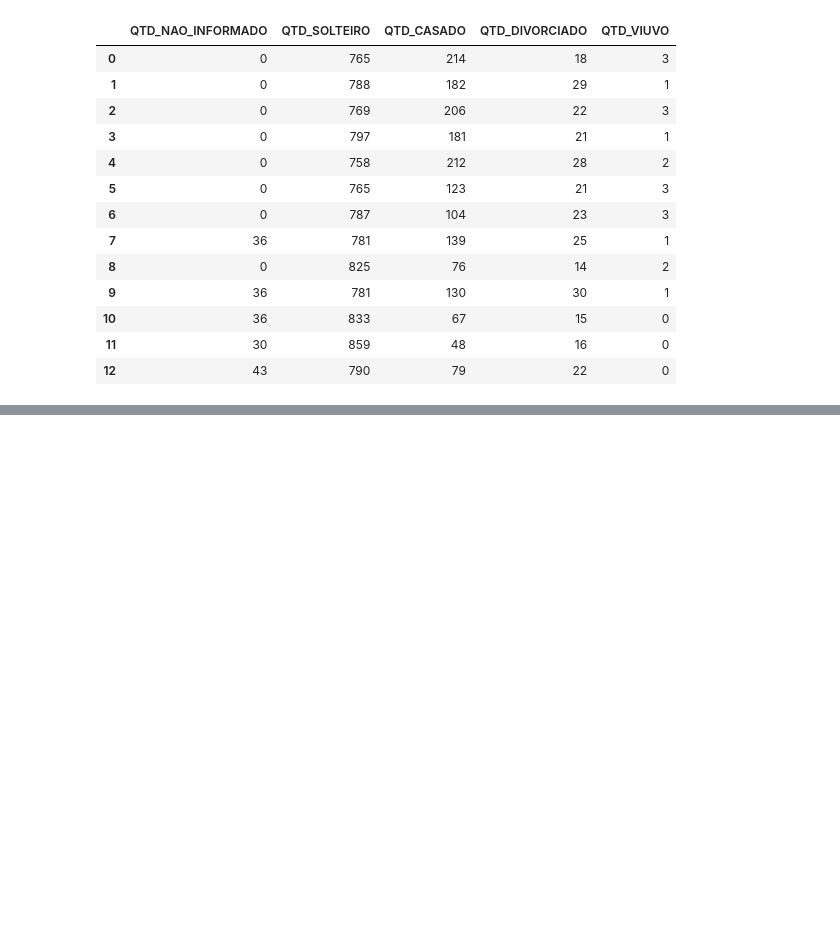
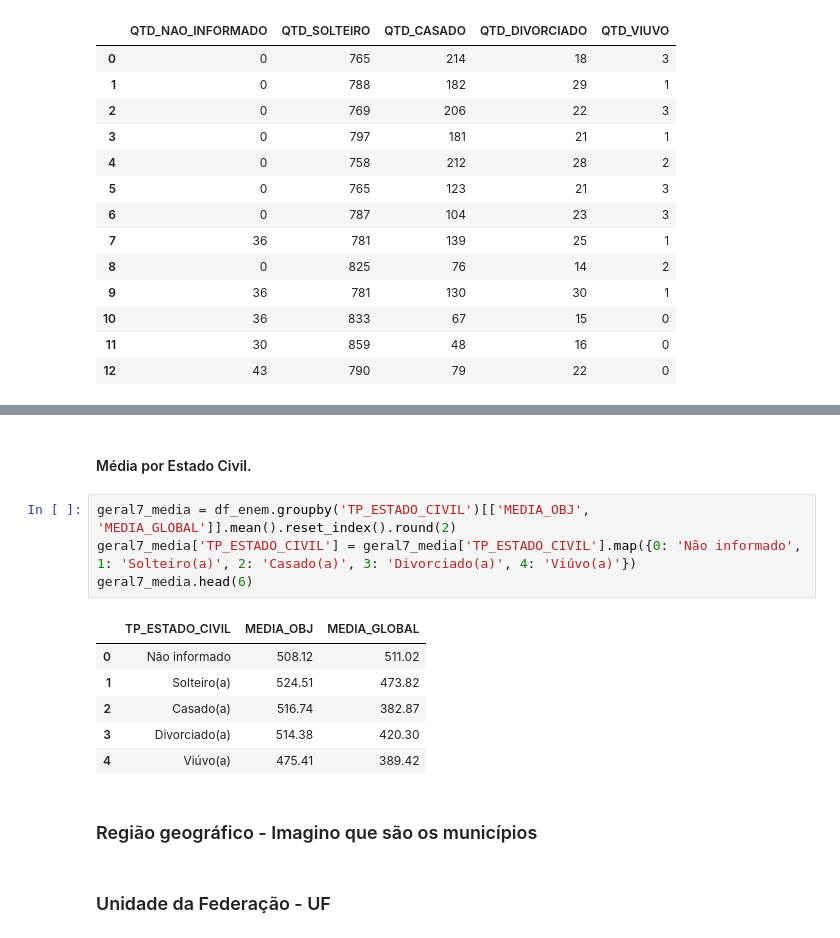
Before and after one commit to Bruno-Santana-Eco/Analise-de-Dados-ENEM, a Jupyter notebook: DataPrep1.ipynb, the cells around one changed output, grey strips where cells are left out. Saved outputs shown, nothing was run; the diff lists cells and outputs as text; blank space fills up the shorter version.

```diff
--- a/DataPrep1.ipynb
+++ b/DataPrep1.ipynb
@@ -882,3 +961,20 @@ geral7.head(13)
 | 10 | 2020 | 36 | 833 | 67 | 15 | 0 | 3.79 | ... |
 | 11 | 2021 | 30 | 859 | 48 | 16 | 0 | 3.15 | ... |
 | 12 | 2022 | 43 | 790 | 79 | 22 | 0 | 4.60 | ... |
+# %% [markdown]
+#### Média por Estado Civil.
+# %%
+geral7_media = df_enem.groupby('TP_ESTADO_CIVIL')[['MEDIA_OBJ', 'MEDIA_GLOBAL']].mean().reset_index().round(2)
+geral7_media['TP_ESTADO_CIVIL'] = geral7_media['TP_ESTADO_CIVIL'].map({0: 'Não informado', 1: 'Solteiro(a)', 2: 'Casado(a)', 3: 'Divorciado(a)', 4: 'Viúvo(a)'})
+geral7_media.head(6)
+# %% [output]
+|  | TP_ESTADO_CIVIL | MEDIA_OBJ | MEDIA_GLOBAL |
+| 0 | Não informado | 508.12 | 511.02 |
+| 1 | Solteiro(a) | 524.51 | 473.82 |
+| 2 | Casado(a) | 516.74 | 382.87 |
+| 3 | Divorciado(a) | 514.38 | 420.30 |
+| 4 | Viúvo(a) | 475.41 | 389.42 |
+# %% [markdown]
+### Região geográfico - Imagino que são os municípios
+# %% [markdown]
+### Unidade da Federação - UF
```
Also changed, not shown: parts of 13 cells of this notebook, 1 other file.
